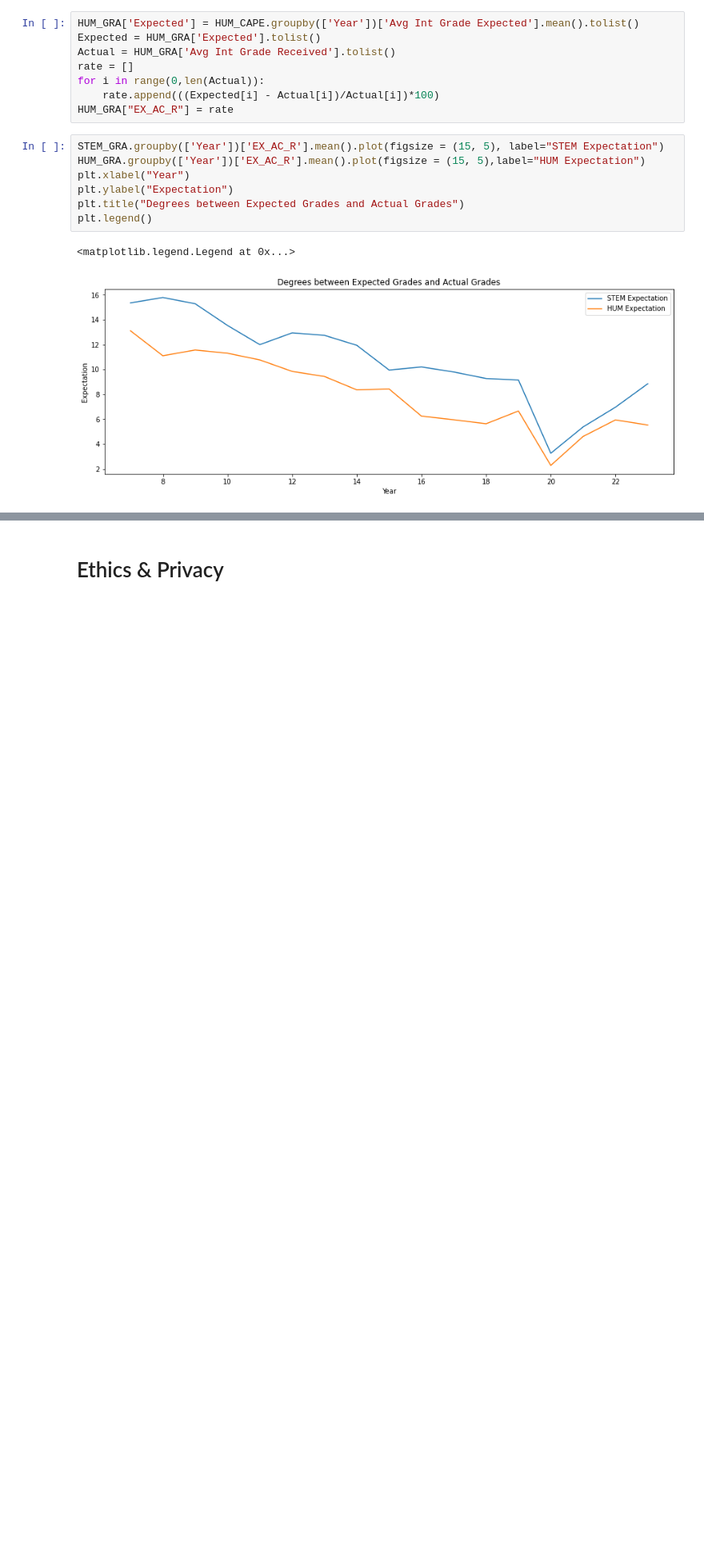
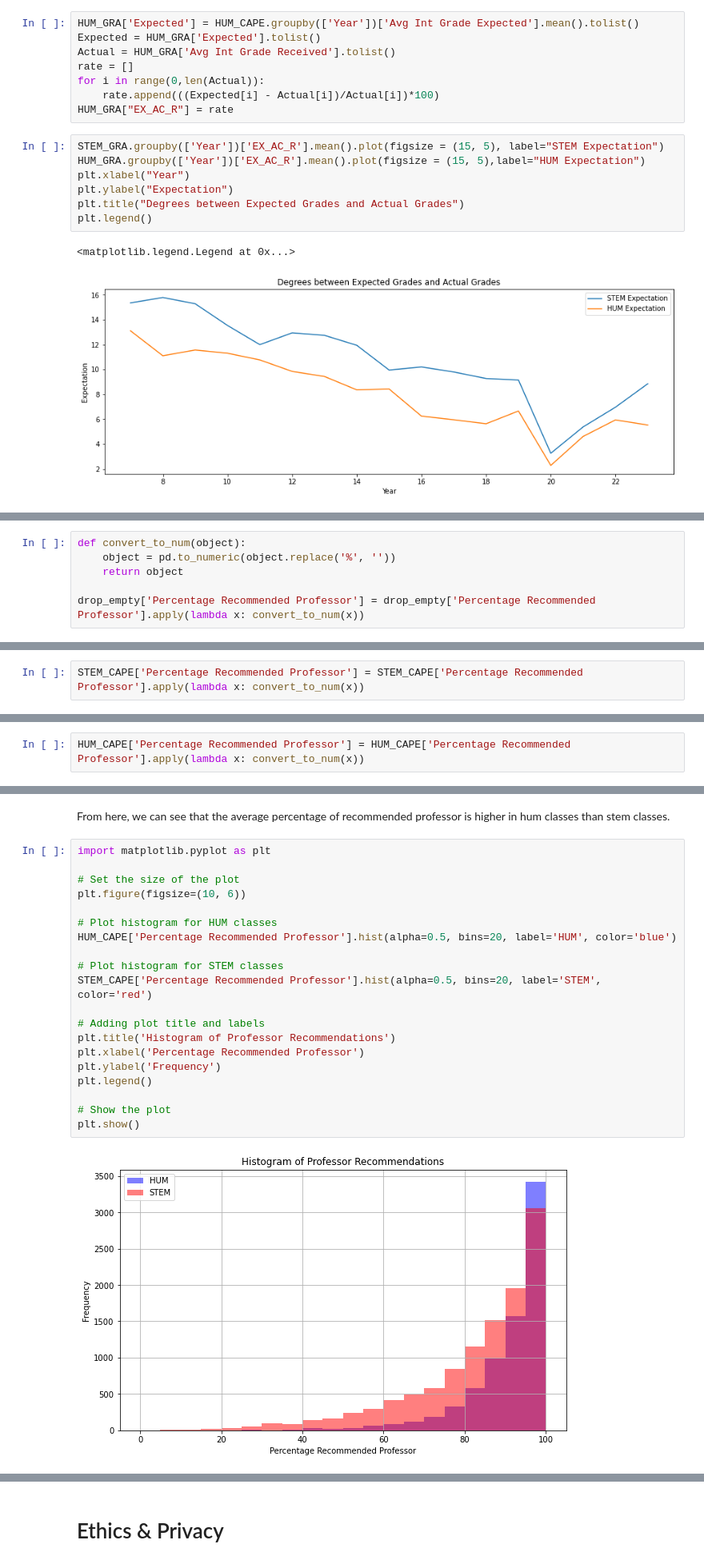
Before and after one commit to shreyaNagunuri/Grade_Inflation_UCSD_Analysis, a Jupyter notebook: FinalProject_Group091_WI24.ipynb, the cells around one changed output, grey strips where cells are left out. Shown: that part at 80% size. Cells and saved outputs as stored; diff of their text form; blank space fills up the shorter version.

```diff
--- a/FinalProject_Group091_WI24.ipynb
+++ b/FinalProject_Group091_WI24.ipynb
@@ -507,0 +508,6 @@ This graph also shows the clear relationship between the expected grades and tim
+# %%
+def convert_to_num(object):
+    object = pd.to_numeric(object.replace('%', ''))
+    return object
+
+drop_empty['Percentage Recommended Professor'] = drop_empty['Percentage Recommended Professor'].apply(lambda x: convert_to_num(x))
@@ -507,0 +533,2 @@ This graph also shows the clear relationship between the expected grades and tim
+# %%
+STEM_CAPE['Percentage Recommended Professor'] = STEM_CAPE['Percentage Recommended Professor'].apply(lambda x: convert_to_num(x))
@@ -507,0 +541,2 @@ This graph also shows the clear relationship between the expected grades and tim
+# %%
+HUM_CAPE['Percentage Recommended Professor'] = HUM_CAPE['Percentage Recommended Professor'].apply(lambda x: convert_to_num(x))
@@ -507,0 +555,24 @@ This graph also shows the clear relationship between the expected grades and tim
+# %% [markdown]
+From here, we can see that the average percentage of recommended professor is higher in hum classes than stem classes.
+# %%
+import matplotlib.pyplot as plt
+
+# Set the size of the plot
+plt.figure(figsize=(10, 6))
+
+# Plot histogram for HUM classes
+HUM_CAPE['Percentage Recommended Professor'].hist(alpha=0.5, bins=20, label='HUM', color='blue')
+
+# Plot histogram for STEM classes
+STEM_CAPE['Percentage Recommended Professor'].hist(alpha=0.5, bins=20, label='STEM', color='red')
+
+# Adding plot title and labels
+plt.title('Histogram of Professor Recommendations')
+plt.xlabel('Percentage Recommended Professor')
+plt.ylabel('Frequency')
+plt.legend()
+
+# Show the plot
+plt.show()
+# %% [output]
+[figure, added]
```
Also changed, not shown: parts of 24 cells of this notebook.
